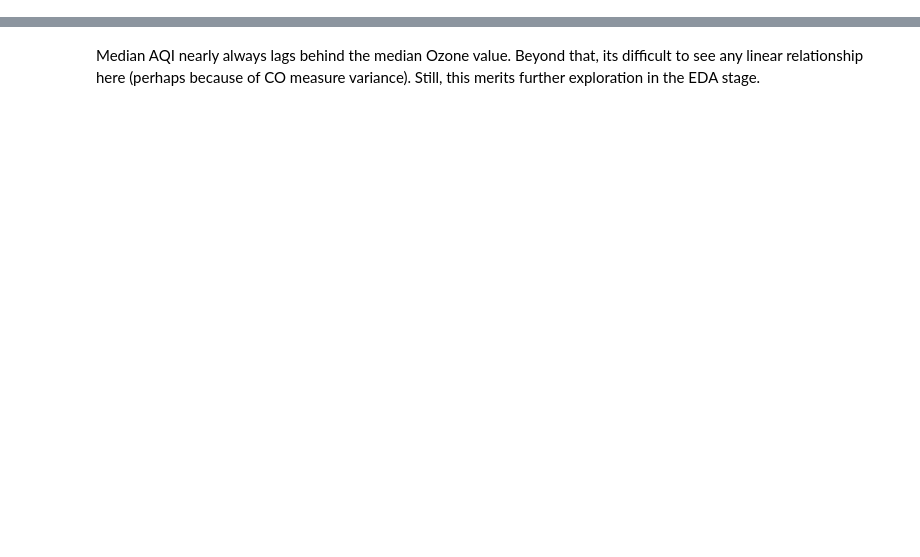
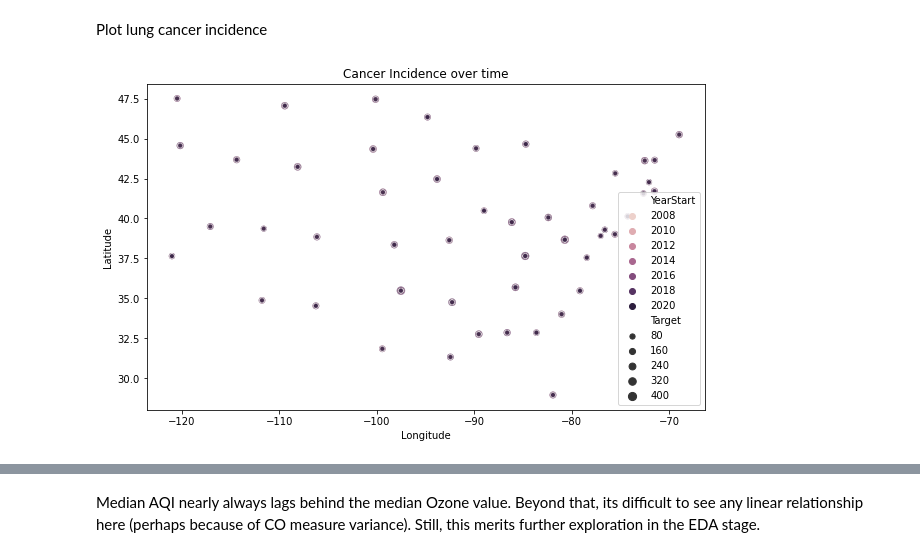
Before and after one commit to ccavnor/Springboard, a Jupyter notebook: capstone_two/notebooks/Capstone_two_eda.ipynb, the cells around one changed output, grey strips where cells are left out. Saved outputs shown, nothing was run; the diff lists cells and outputs as text; code cells hidden in the pictures; blank space fills up the shorter version.

```diff
--- a/capstone_two/notebooks/Capstone_two_eda.ipynb
+++ b/capstone_two/notebooks/Capstone_two_eda.ipynb
@@ -20,0 +149,9 @@ aqi_df.shape
+# %% [markdown]
+Plot lung cancer incidence
+# %%
+geo_plot_topic_by_question(data=cdi_df,
+                           topic='Cancer',
+                           question='Cancer of the lung and bronchus, incidence',
+                           title = "Cancer Incidence over time")
+# %% [output]
+[figure, added]
```
Also changed, not shown: parts of 84 cells of this notebook.
